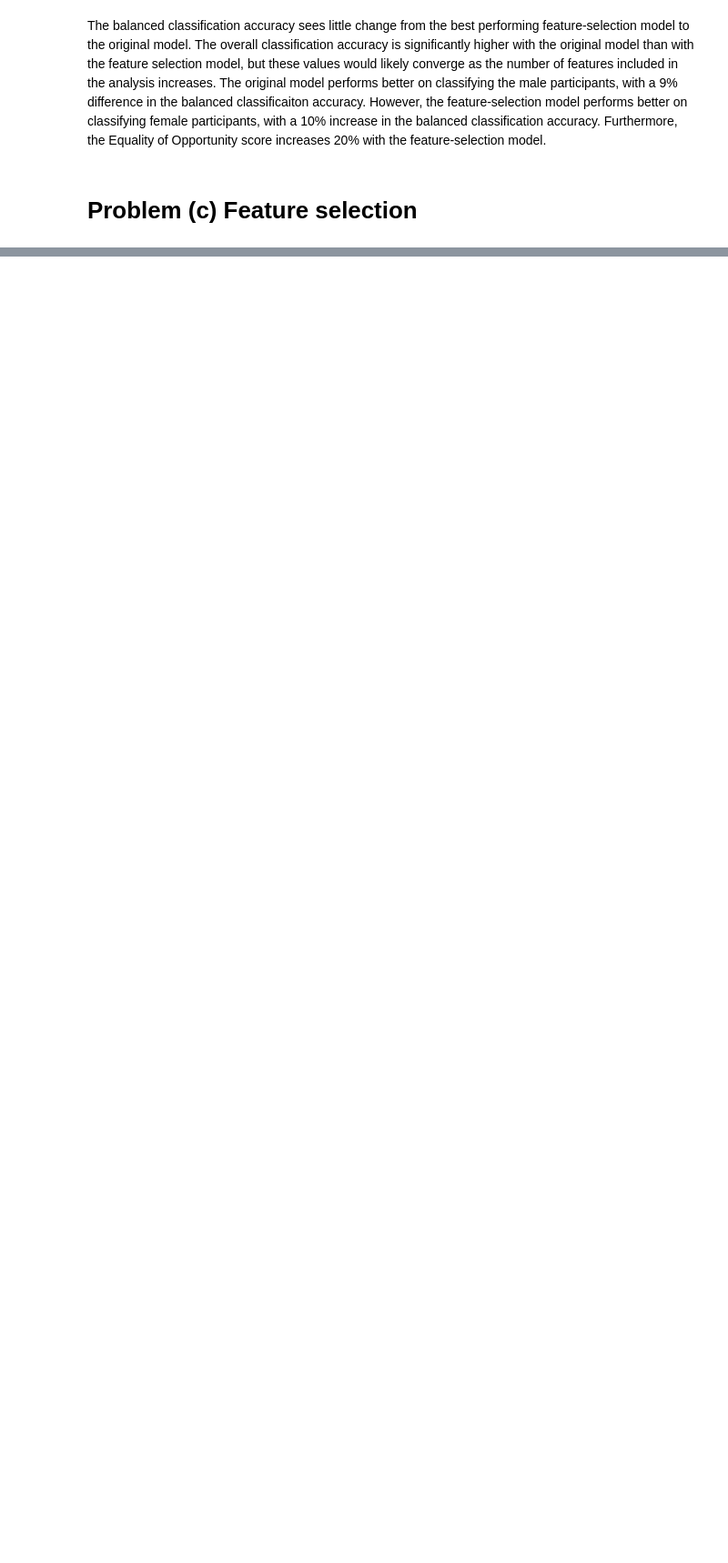
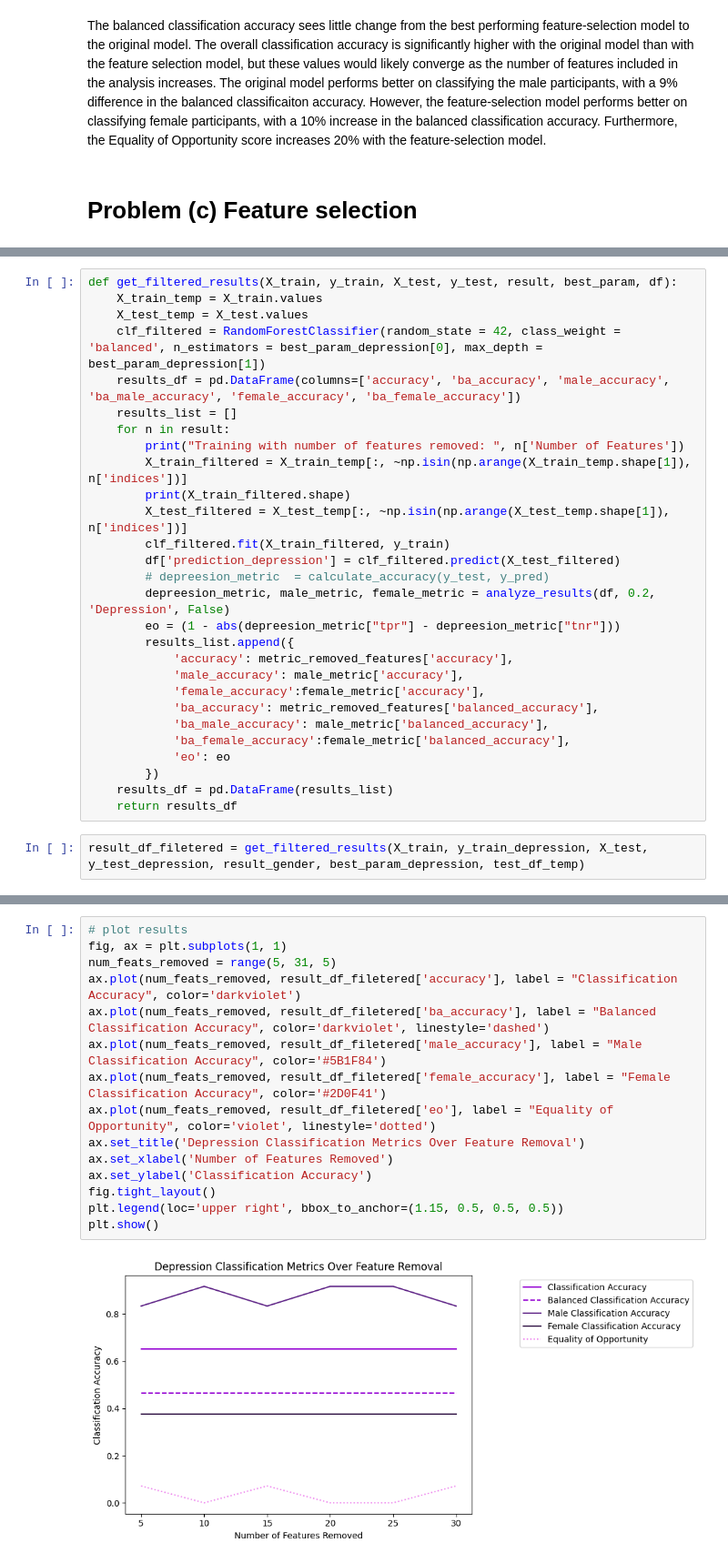
Before and after one commit to momoaolig/ML-Team-Assignment, a Jupyter notebook: hw5.ipynb, the cells around one changed output, grey strips where cells are left out. Shown: that part at 91% size. Drawn from its saved outputs; the diff is of its cells as text; blank space fills up the shorter version.

```diff
--- a/hw5.ipynb
+++ b/hw5.ipynb
@@ -493,0 +639,30 @@ features = pd.read_csv('feature_description.csv',
+# %%
+def get_filtered_results(X_train, y_train, X_test, y_test, result, best_param, df):
+    X_train_temp = X_train.values
+    X_test_temp = X_test.values
+    clf_filtered = RandomForestClassifier(random_state = 42, class_weight = 'balanced', n_estimators = best_param_depression[0], max_depth = best_param_depression[1])
+    results_df = pd.DataFrame(columns=['accuracy', 'ba_accuracy', 'male_accuracy', 'ba_male_accuracy', 'female_accuracy', 'ba_female_accuracy'])
+    results_list = []
+    for n in result:
+        print("Training with number of features removed: ", n['Number of Features'])
+        X_train_filtered = X_train_temp[:, ~np.isin(np.arange(X_train_temp.shape[1]), n['indices'])]
+        print(X_train_filtered.shape)
+        X_test_filtered = X_test_temp[:, ~np.isin(np.arange(X_test_temp.shape[1]), n['indices'])]
+        clf_filtered.fit(X_train_filtered, y_train)
+        df['prediction_depression'] = clf_filtered.predict(X_test_filtered)
+        # depreesion_metric  = calculate_accuracy(y_test, y_pred)
+        depreesion_metric, male_metric, female_metric = analyze_results(df, 0.2, 'Depression', False)
+        eo = (1 - abs(depreesion_metric["tpr"] - depreesion_metric["tnr"]))
+        results_list.append({
+            'accuracy': metric_removed_features['accuracy'],
+            'male_accuracy': male_metric['accuracy'],
+            'female_accuracy':female_metric['accuracy'],
+            'ba_accuracy': metric_removed_features['balanced_accuracy'],
+            'ba_male_accuracy': male_metric['balanced_accuracy'],
+            'ba_female_accuracy':female_metric['balanced_accuracy'],
+            'eo': eo
+        })
+    results_df = pd.DataFrame(results_list)
+    return results_df
+# %%
+result_df_filetered = get_filtered_results(X_train, y_train_depression, X_test, y_test_depression, result_gender, best_param_depression, test_df_temp)
@@ -493,0 +691,17 @@ features = pd.read_csv('feature_description.csv',
+# %%
+# plot results
+fig, ax = plt.subplots(1, 1)
+num_feats_removed = range(5, 31, 5)
+ax.plot(num_feats_removed, result_df_filetered['accuracy'], label = "Classification Accuracy", color='darkviolet')
+ax.plot(num_feats_removed, result_df_filetered['ba_accuracy'], label = "Balanced Classification Accuracy", color='darkviolet', linestyle='dashed')
+ax.plot(num_feats_removed, result_df_filetered['male_accuracy'], label = "Male Classification Accuracy", color='#5B1F84')
+ax.plot(num_feats_removed, result_df_filetered['female_accuracy'], label = "Female Classification Accuracy", color='#2D0F41')
+ax.plot(num_feats_removed, result_df_filetered['eo'], label = "Equality of Opportunity", color='violet', linestyle='dotted')
+ax.set_title('Depression Classification Metrics Over Feature Removal')
+ax.set_xlabel('Number of Features Removed')
+ax.set_ylabel('Classification Accuracy')
+fig.tight_layout()
+plt.legend(loc='upper right', bbox_to_anchor=(1.15, 0.5, 0.5, 0.5))
+plt.show()
+# %% [output]
+[figure, added]
```
Also changed, not shown: parts of 22 cells of this notebook.
